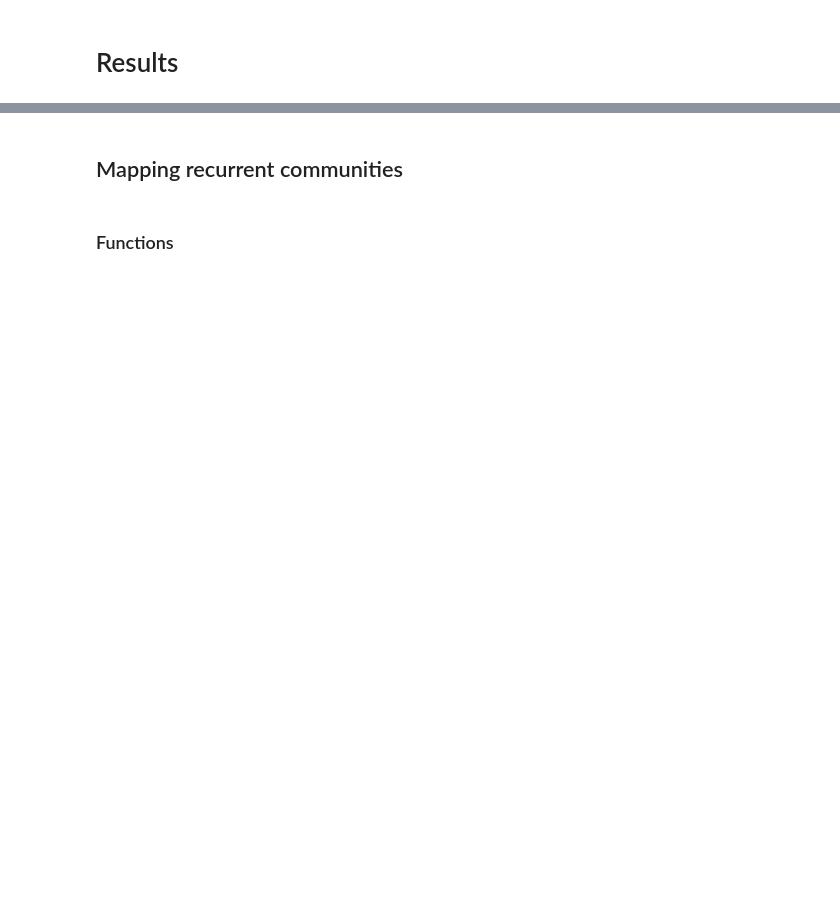
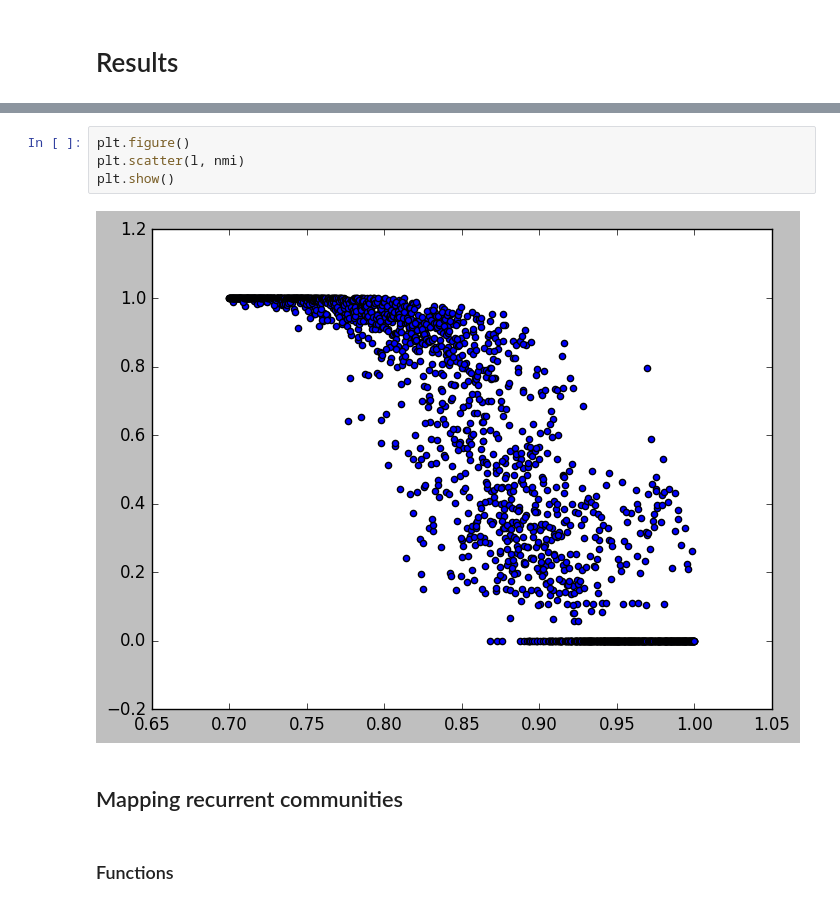
Before and after one commit to ulfaslak/recurrent_communities, a Jupyter notebook: published_workbook.ipynb, the cells around one changed output, grey strips where cells are left out. Drawn from its saved outputs; the diff is of its cells as text; blank space fills up the shorter version.

```diff
--- a/published_workbook.ipynb
+++ b/published_workbook.ipynb
@@ -608,3 +786,9 @@ def get_network_in_intervals(entropy_interval, NMI_interval, N=50, C=None, D=Non
+# %%
+plt.figure()
+plt.scatter(l, nmi)
+plt.show()
+# %% [output]
+[figure, added]
 # %% [markdown]
 ## Mapping recurrent communities
 # %% [markdown]
```
Also changed, not shown: parts of 34 cells of this notebook.
